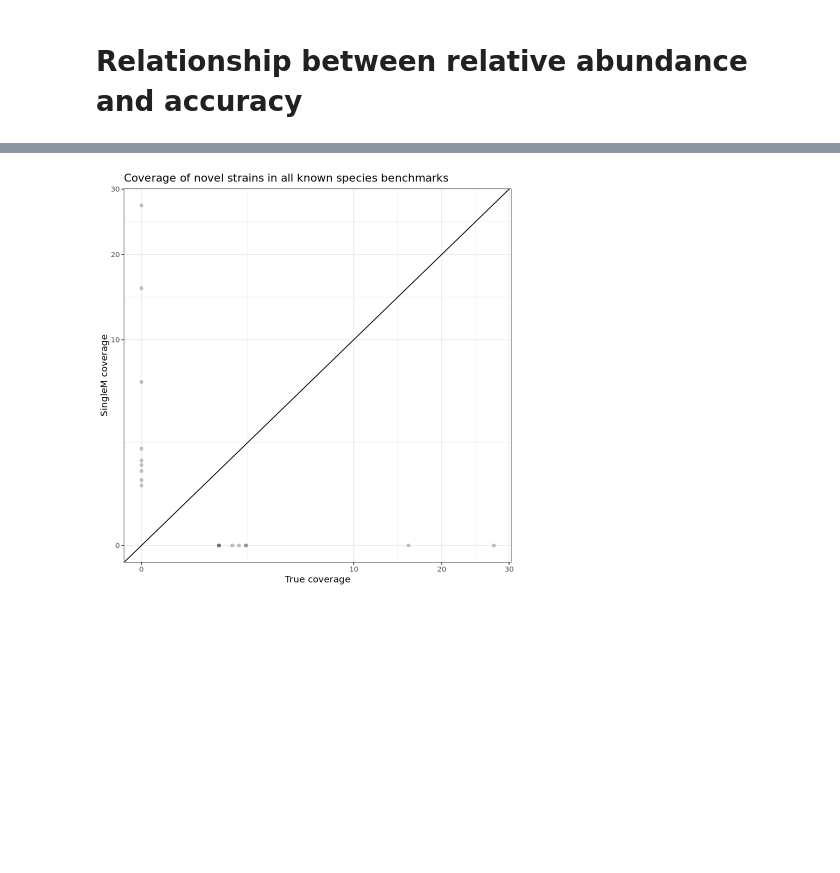
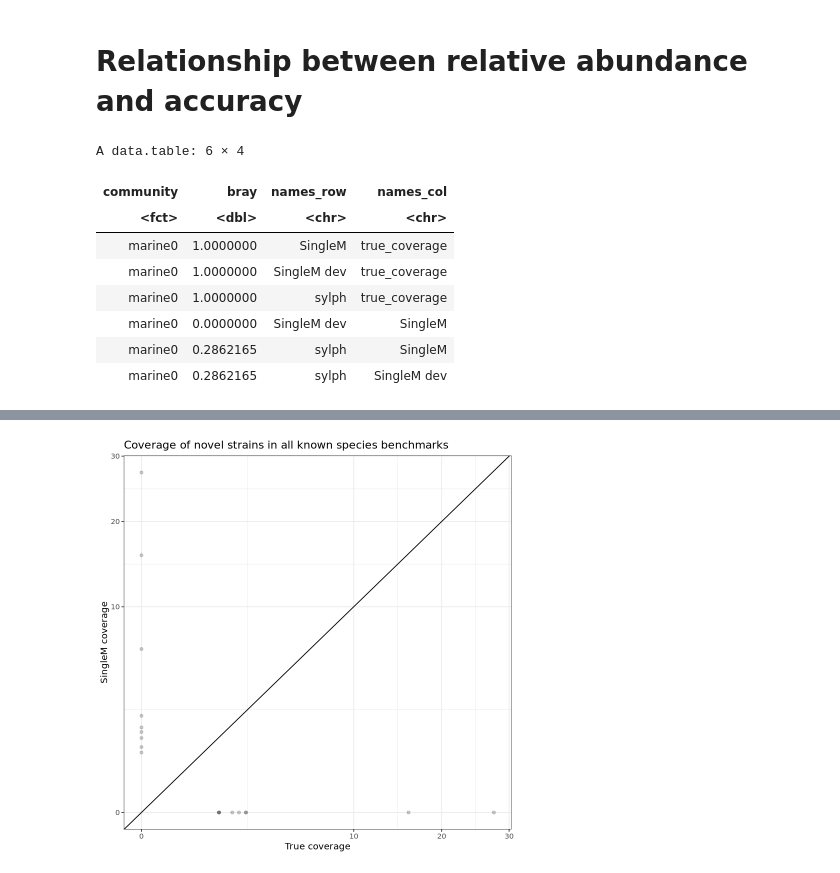
Before and after one commit to timbalam/singlem-benchmarking, a Jupyter notebook: 5_novelty/plot.ipynb, the cells around one changed output, grey strips where cells are left out. Saved outputs shown, nothing was run; the diff lists cells and outputs as text; code cells hidden in the pictures; blank space fills up the shorter version.

```diff
--- a/5_novelty/plot.ipynb
+++ b/5_novelty/plot.ipynb
@@ -72,4 +72,36 @@ tool_profiles2[
 ]
 
 all_profiles = rbind(truth_profiles2, tool_profiles2)
-m = dcast(all_profiles, taxonomy + community ~ tool, value.var = "coverage", fill = 0)
+all_profiles[, relabu := coverage / sum(coverage), by = list(community, taxonomy)]
+m = dcast(all_profiles, taxonomy + community ~ tool, value.var = c("relabu", "coverage"), fill = 0)
+setnames(m, names(m), gsub("_", "__", names(m)))
+setnames(m, c("relabu__Gold standard", "coverage__Gold standard"), c("true_relabu", "true_coverage"))
+# %%
+cols <- grep("^coverage_|^true_coverage$", names(m), value = TRUE)
+ncols <- length(cols)
+r <- .row(c(ncols, ncols))
+c <- .col(c(ncols, ncols))
+names_row <- gsub("^coverage__", "", cols)[r[r > c]]
+names_col <- gsub("^coverage__", "", cols)[c[r > c]]
+# %%
+div = m[, c("community", ..cols)][
+    ,
+    list(
+        bray = as.vector(vegan::vegdist(t(.SD), method = "bray")),
+        names_row = ..names_row,
+        names_col = ..names_col
+    ),
+    by = c("community")
+]
+# %%
+div
+# %% [output]
+A data.table: 6 × 4
+| community | bray | names_row | names_col |
+| <fct> | <dbl> | <chr> | <chr> |
+| marine0 | 1.0000000 | SingleM | true_coverage |
+| marine0 | 1.0000000 | SingleM dev | true_coverage |
+| marine0 | 1.0000000 | sylph | true_coverage |
+| marine0 | 0.0000000 | SingleM dev | SingleM |
+| marine0 | 0.2862165 | sylph | SingleM |
+| marine0 | 0.2862165 | sylph | SingleM dev |
```
Also changed, not shown: parts of 4 cells of this notebook, 4 other files.
